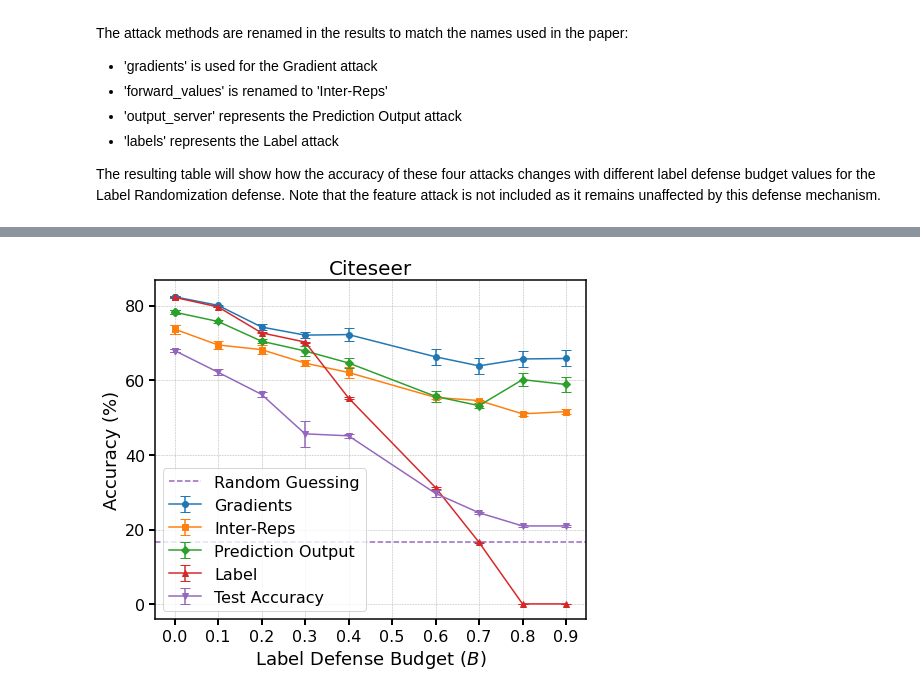
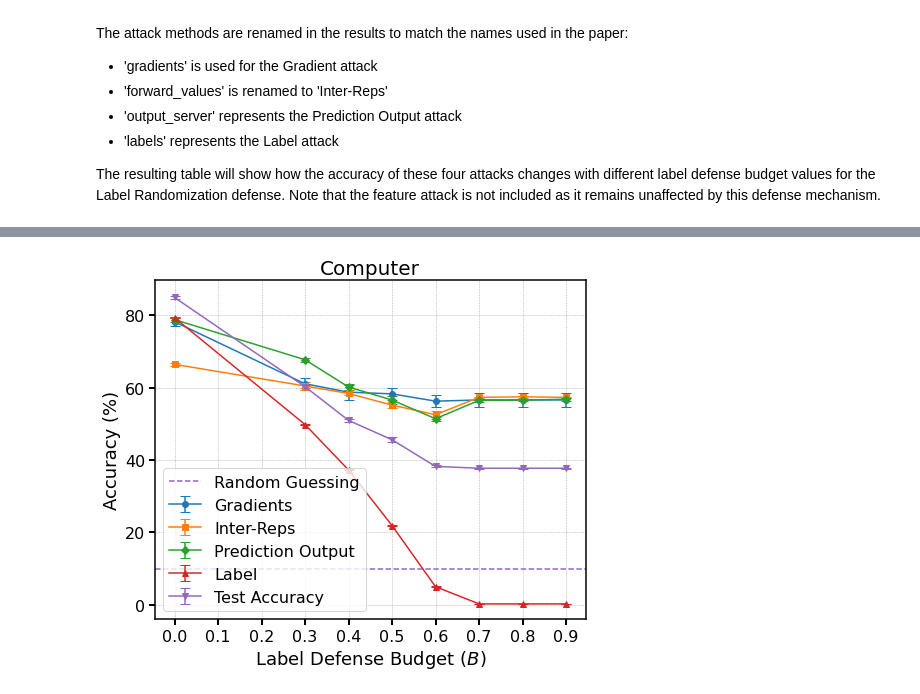
Before and after one commit to OualidZari/lia-vfgl-artifact, a Jupyter notebook: reproduced_results/label_rand_defense.ipynb, the cells around one changed output, grey strips where cells are left out. Drawn from its saved outputs; the diff is of its cells as text; code cells hidden in the pictures.

```diff
--- a/reproduced_results/label_rand_defense.ipynb
+++ b/reproduced_results/label_rand_defense.ipynb
@@ -63,9 +63,8 @@ def parse_results(experiment_dir):
                 config = json.load(f)
                 label_defense_budget = config.get('label_defense_budget', None)
 
-            if label_defense_budget is None:
+            if label_defense_budget is None or label_defense_budget < 0.1 or label_defense_budget > 0.9:
                 continue
-
             df = pd.read_csv(csv_path)
             accuracy_df = df[df['metric'].str.startswith('Accuracy-')].copy()
             accuracy_df['value'] = accuracy_df['value'].apply(safe_float)
@@ -100,7 +99,7 @@ def parse_results(experiment_dir):
 
     return pd.DataFrame(results)
 
-experiment_dir = '../logs/Defense Label Randomization results Citeseer'
+experiment_dir = '../logs/Defense Label Randomization results Testing Computer'
 dataset = experiment_dir.split(' ')[-1]
 results_df = parse_results(experiment_dir)
 
@@ -169,7 +176,20 @@ else:
 # %%
+import json
 
-with open(f'no_defense_data/no_defense_data_{dataset}.json', 'r') as f:
+# Load the no defense data from the JSON file
+# Change this to the appropriate dataset name
+with open(f'./no_defense_data/no_defense_data_{dataset}.json', 'r') as f:
     no_defense_data = json.load(f)
+
+# divide by 100 to get the accuracy in percentage all the values
+for key in no_defense_data:
+    if key in ['Gradients_mean', 'Gradients_sem', 'Inter-Reps_mean', 'Inter-Reps_sem', 'Prediction Output_mean',
+               'Prediction Output_sem', 'test_accuracy_mean', 'test_accuracy_sem', 'random_guessing_test_accuracy', 'Label_mean', 'Label_sem']:
+        no_defense_data[key] = no_defense_data[key] / 100.0
+
+# Add label_defense_budget value for no defense data
+no_defense_data['label_defense_budget'] = 0
+
 # Add no defense data to grouped_results
 grouped_results = pd.concat([pd.DataFrame([no_defense_data]), grouped_results], ignore_index=True)
 grouped_results = grouped_results.sort_values('label_defense_budget', ascending=True)
@@ -182,35 +202,35 @@ for i, attack in enumerate(['Gradients', 'Inter-Reps', 'Prediction Output', 'Lab
     mean_col = f'{attack}_mean'
     sem_col = f'{attack}_sem'
     label = 'Test Accuracy' if attack == 'test_accuracy' else attack
     plt.errorbar(grouped_results['label_defense_budget'], grouped_results[mean_col]*100, yerr=grouped_results[sem_col]*100,
-                    label=label, capsize=5, marker=markers[i], color=colors[i])
+                 label=label, capsize=5, marker=markers[i], color=colors[i])
 
-# Add horizontal line for random guessing baseline of test accuracy
-plt.axhline(y=no_defense_data['random_guessing_test_accuracy'], color='#9467bd', linestyle='--', label='Random Guessing')
+# Add horizontal line for random guessing
+plt.axhline(y=no_defense_data['random_guessing_test_accuracy']*100, color='#9467bd', linestyle='--', label='Random Guessing')
 
 plt.xlabel(r'Label Defense Budget ($B$)', fontsize=18)
 plt.ylabel('Accuracy (%)', fontsize=18)
 plt.title(dataset, fontsize=20)
 plt.legend(fontsize=16)
 plt.grid(True, which='both', linestyle='--', linewidth=0.5)
 
 # Set x-axis ticks to show all budget values
 budget_values = [0, 0.1, 0.2, 0.3, 0.4, 0.5, 0.6, 0.7, 0.8, 0.9]
 plt.xticks(budget_values)
 
 # Increase tick font size and add more contrast
 plt.tick_params(axis='both', which='major', labelsize=16, width=2, length=6)
 plt.tick_params(axis='both', which='minor', labelsize=10, width=1, length=4)
 
 # Add border to the figure
 plt.gca().spines['top'].set_linewidth(1.5)
 plt.gca().spines['right'].set_linewidth(1.5)
 plt.gca().spines['bottom'].set_linewidth(1.5)
 plt.gca().spines['left'].set_linewidth(1.5)
 
 plt.tight_layout()
-# save the figure pdf
+# save the figure as pdf
 plt.savefig(f'label_rand_defense_{dataset.lower()}.pdf', dpi=150)
 plt.show()
 # %% [output]
-[figure, old version]
+[figure, new version]
```
Also changed, not shown: parts of 2 cells of this notebook, 6 other files.
